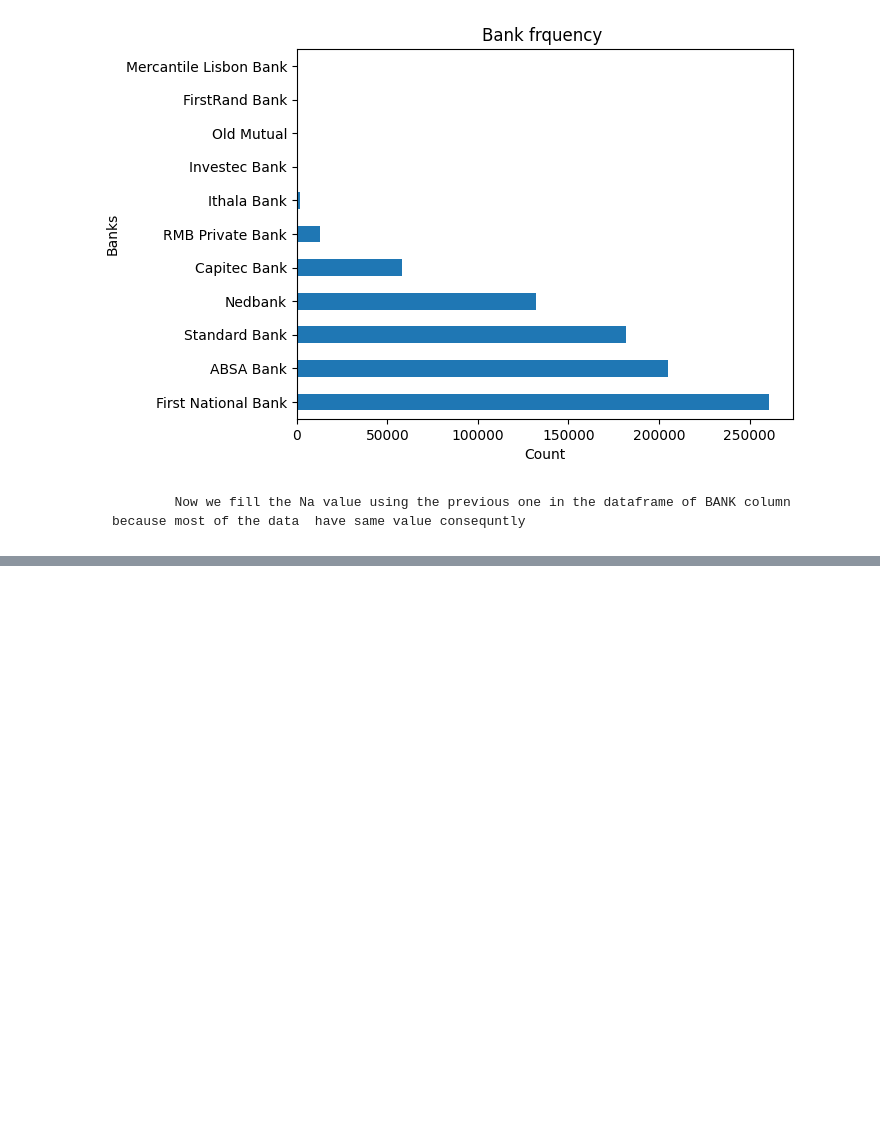
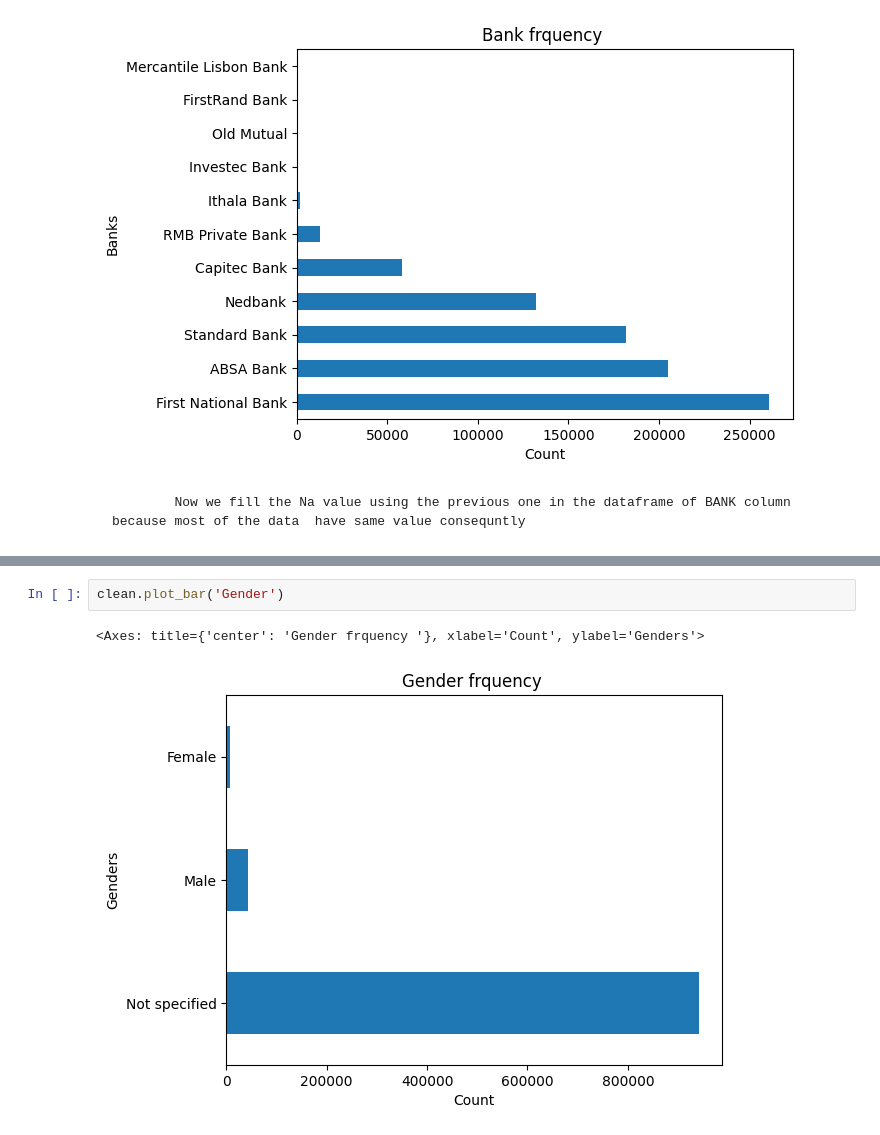
Before and after one commit to Tesfahun03/Insurance-Risk-Car-Insurance-Risk-Modeling, a Jupyter notebook: notebooks/main.ipynb, the cells around one changed output, grey strips where cells are left out. Cells and saved outputs as stored; diff of their text form; blank space fills up the shorter version.

```diff
--- a/notebooks/main.ipynb
+++ b/notebooks/main.ipynb
@@ -75,0 +90,5 @@ TypeError: 'NoneType' object is not subscriptable
+# %%
+clean.plot_bar('Gender')
+# %% [output]
+<Axes: title={'center': 'Gender frquency '}, xlabel='Count', ylabel='Genders'>
+[figure, added]
```
Also changed, not shown: parts of 9 cells of this notebook, 2 other files.
